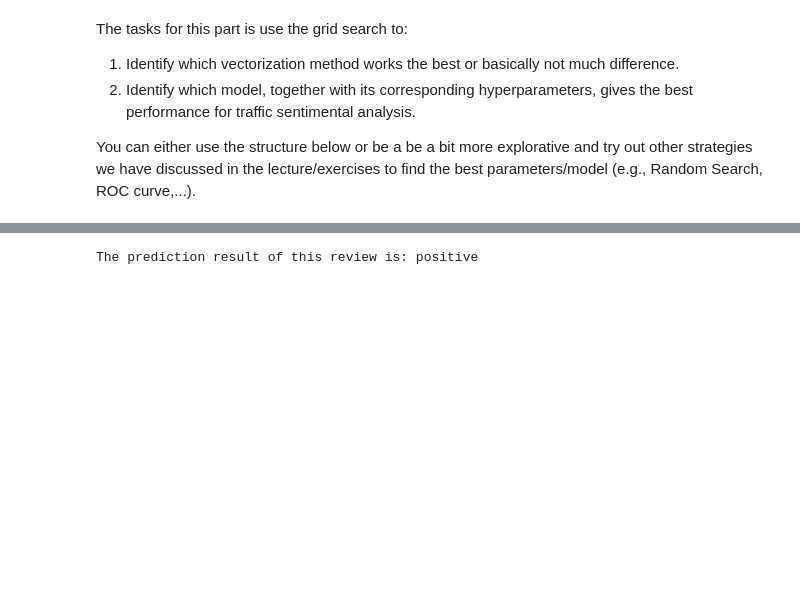
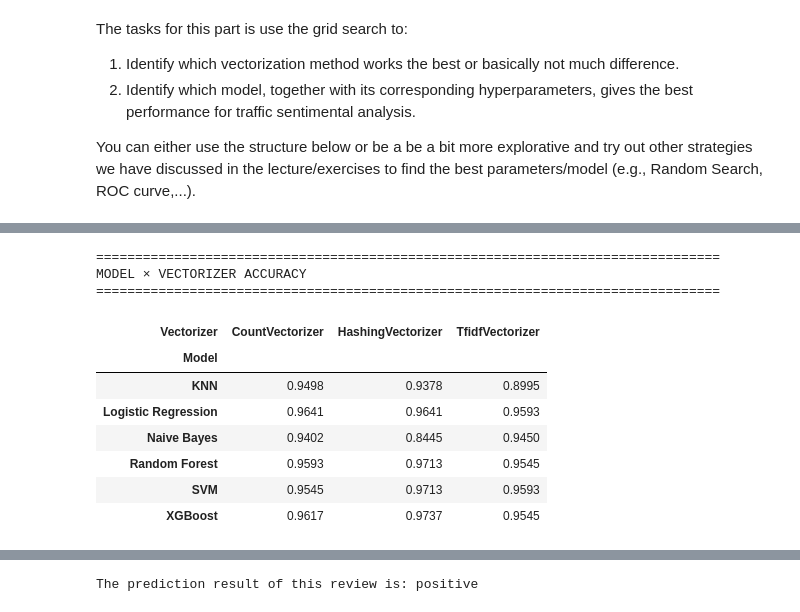
Before and after one commit to elinastefani/AH2179-Assignments, a Jupyter notebook: Assignment_2_Text_classification.ipynb, the cells around one changed output, grey strips where cells are left out. Cells and saved outputs as stored; diff of their text form; code cells hidden in the pictures; blank space fills up the shorter version.

```diff
--- a/Assignment_2_Text_classification.ipynb
+++ b/Assignment_2_Text_classification.ipynb
@@ -587,0 +869,27 @@ The accuracy of the model is: 0.9593301435406698
+# %%
+# 8. Compare all models and vectorizers
+
+print("MODEL × VECTORIZER ACCURACY")
+print("-" * 80)
+
+accuracy_table = results_df.pivot(
+    index='Model',
+    columns='Vectorizer',
+    values='Test Accuracy'
+)
+
+display(
+    accuracy_table.round(4)
+)
+# %% [output]
+================================================================================
+MODEL × VECTORIZER ACCURACY
+================================================================================
+| Vectorizer | CountVectorizer | HashingVectorizer | TfidfVectorizer |
+| Model |  |  |  |
+| KNN | 0.9498 | 0.9378 | 0.8995 |
+| Logistic Regression | 0.9641 | 0.9641 | 0.9593 |
+| Naive Bayes | 0.9402 | 0.8445 | 0.9450 |
+| Random Forest | 0.9593 | 0.9713 | 0.9545 |
+| SVM | 0.9545 | 0.9713 | 0.9593 |
+| XGBoost | 0.9617 | 0.9737 | 0.9545 |
```
Also changed, not shown: parts of 8 cells of this notebook.
